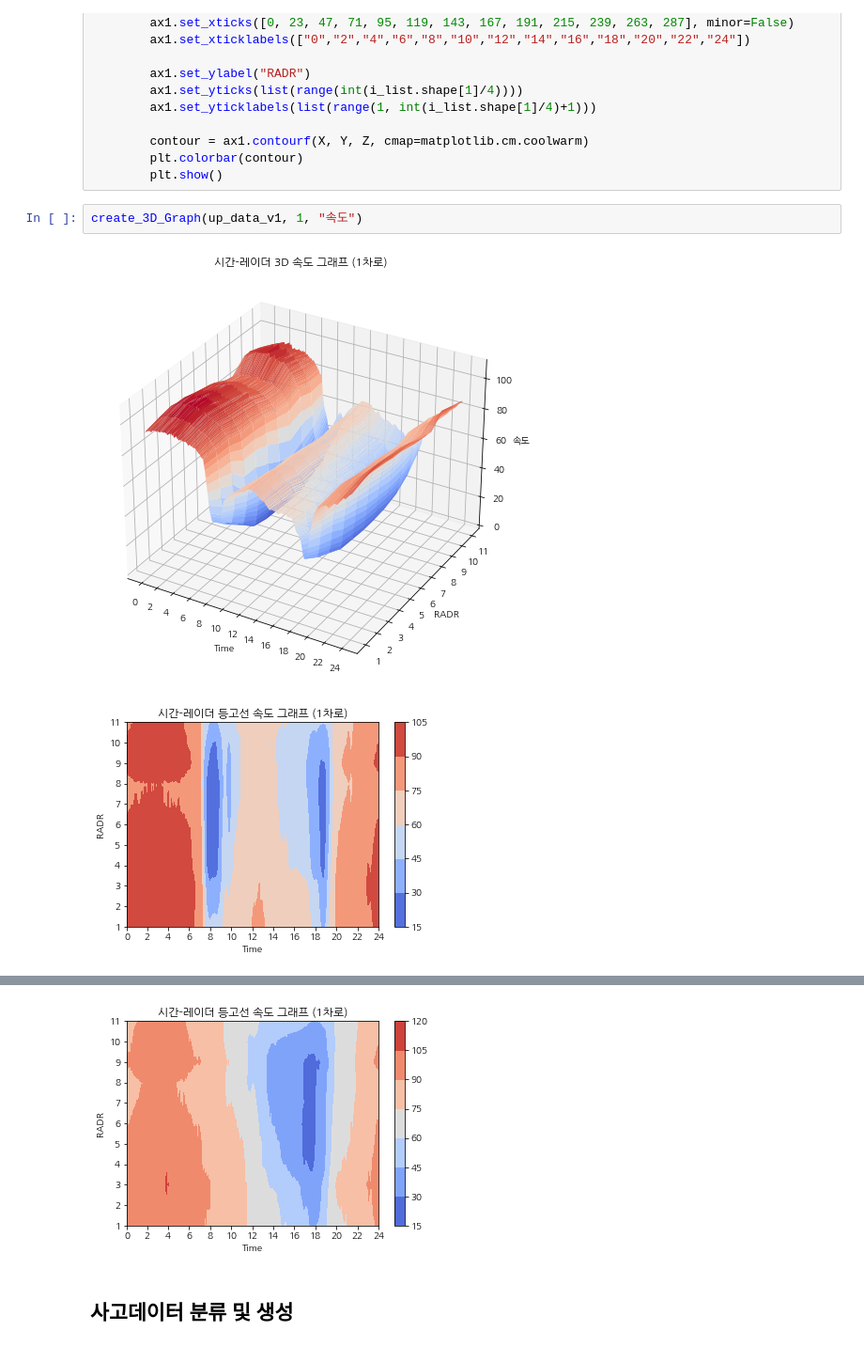
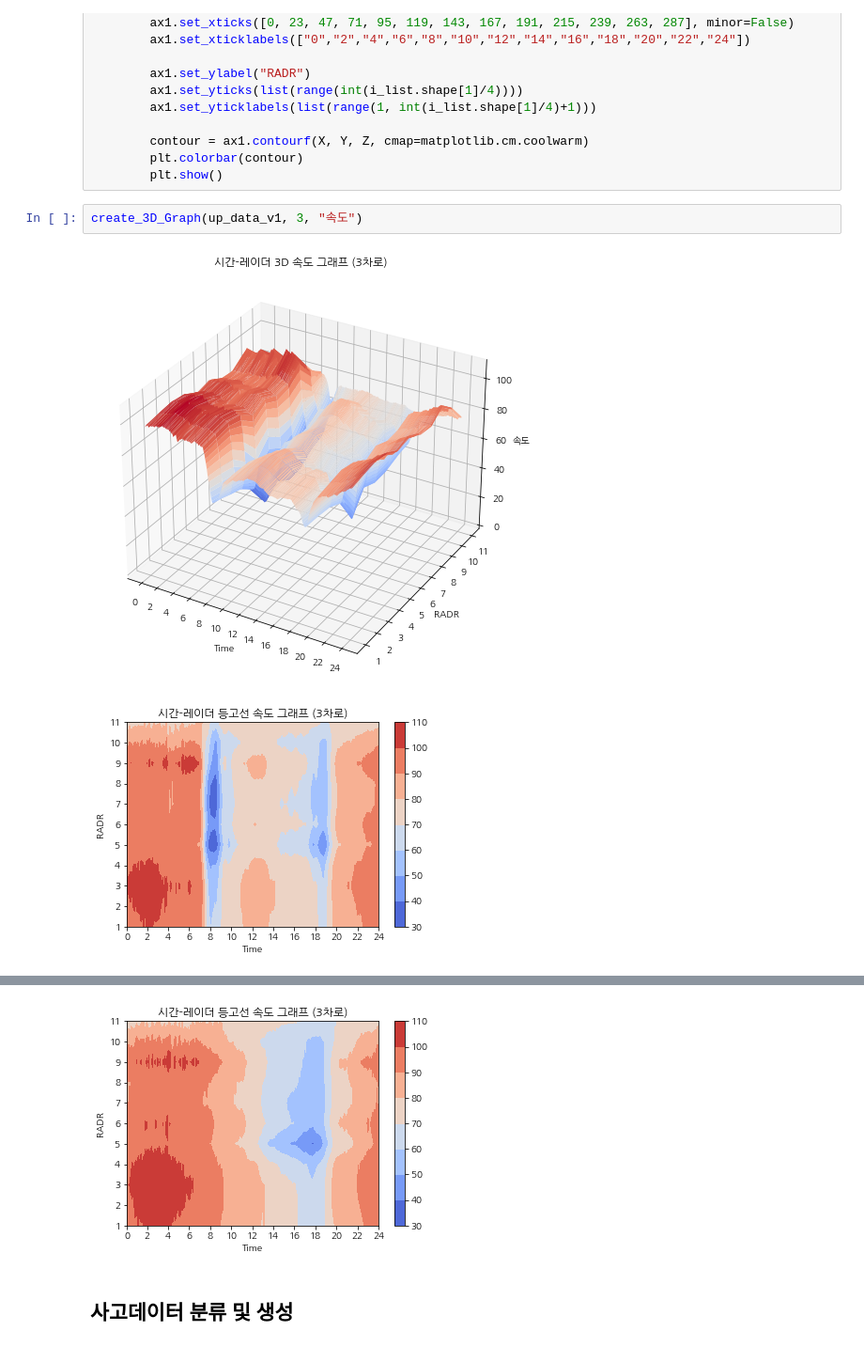
Before and after one commit to bok9504/Lab_work, a Jupyter notebook: 1. 데이터 분석.ipynb, the cells around one changed output, grey strips where cells are left out. Shown at 94% size. Cells and saved outputs as stored; diff of their text form.

```diff
--- a/1. 데이터 분석.ipynb
+++ b/1. 데이터 분석.ipynb
@@ -134,7 +134,7 @@ def create_3D_Graph(dataset, line, values):
         plt.colorbar(contour)
         plt.show()
 # %%
-create_3D_Graph(up_data_v1, 1, "속도")
+create_3D_Graph(up_data_v1, 3, "속도")
 # %% [output]
-[figure, old version]
+[figure, new version]
-[figure, old version]
+[figure, new version]
@@ -142,3 +142,3 @@ create_3D_Graph(up_data_v1, 1, "속도")
-[figure, old version]
+[figure, new version]
 # %% [markdown]
 ## 사고데이터 분류 및 생성
```
Also changed, not shown: parts of 8 cells of this notebook.
